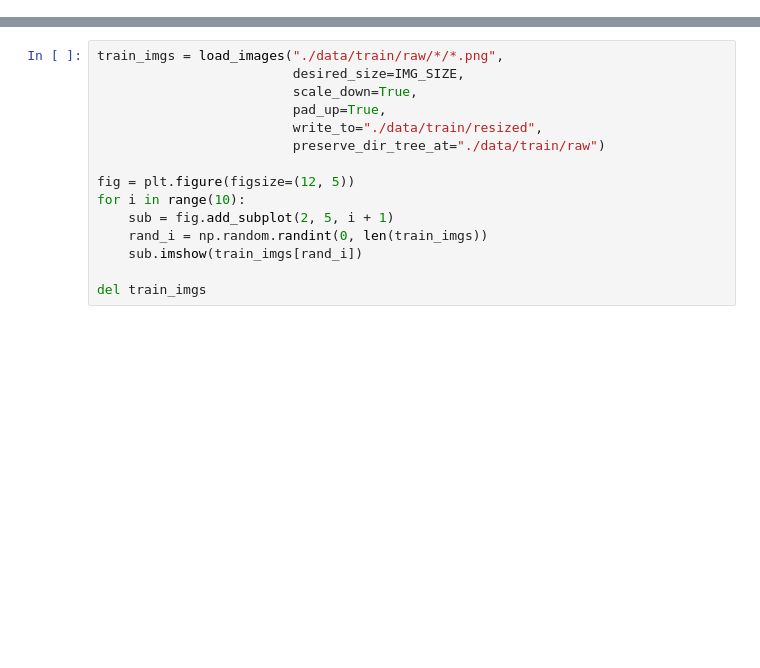
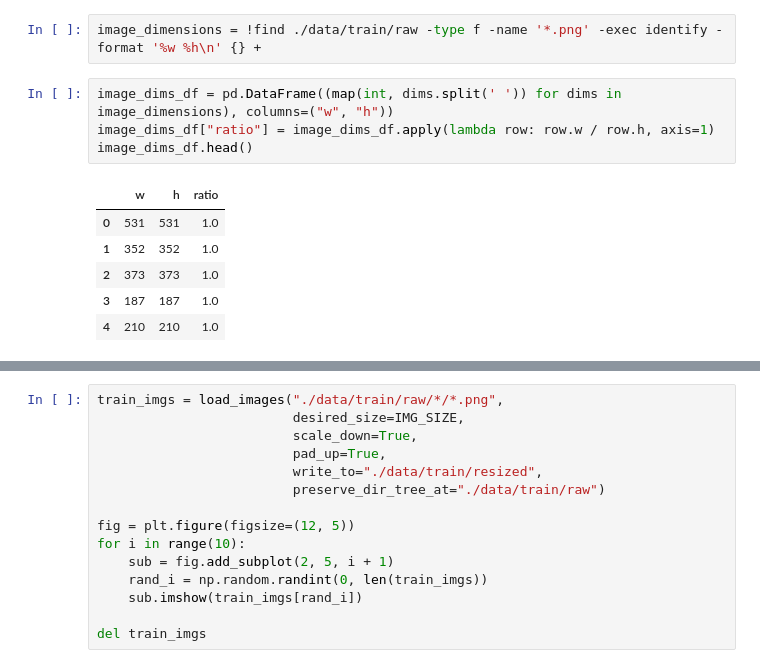
Before and after one commit to acarl005/mids-w207-final, a Jupyter notebook: main.ipynb, the cells around one changed output, grey strips where cells are left out. Saved outputs shown, nothing was run; the diff lists cells and outputs as text; blank space fills up the shorter version.

```diff
--- a/main.ipynb
+++ b/main.ipynb
@@ -16,0 +23,13 @@ IMG_SIZE = 224
+# %%
+image_dimensions = !find ./data/train/raw -type f -name '*.png' -exec identify -format '%w %h\n' {} +
+# %%
+image_dims_df = pd.DataFrame((map(int, dims.split(' ')) for dims in image_dimensions), columns=("w", "h"))
+image_dims_df["ratio"] = image_dims_df.apply(lambda row: row.w / row.h, axis=1)
+image_dims_df.head()
+# %% [output]
+|  | w | h | ratio |
+| 0 | 531 | 531 | 1.0 |
+| 1 | 352 | 352 | 1.0 |
+| 2 | 373 | 373 | 1.0 |
+| 3 | 187 | 187 | 1.0 |
+| 4 | 210 | 210 | 1.0 |
```
Also changed, not shown: parts of 10 cells of this notebook, 3 other files.
